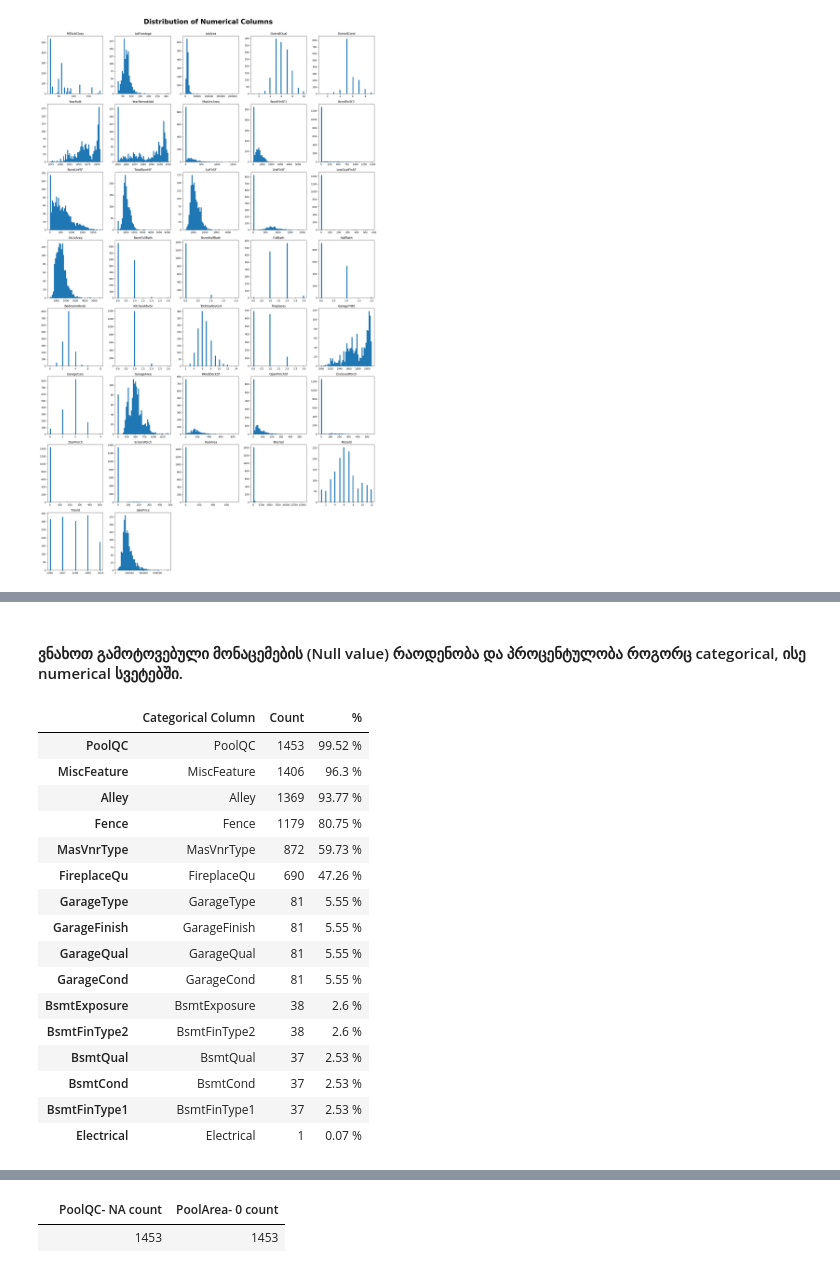
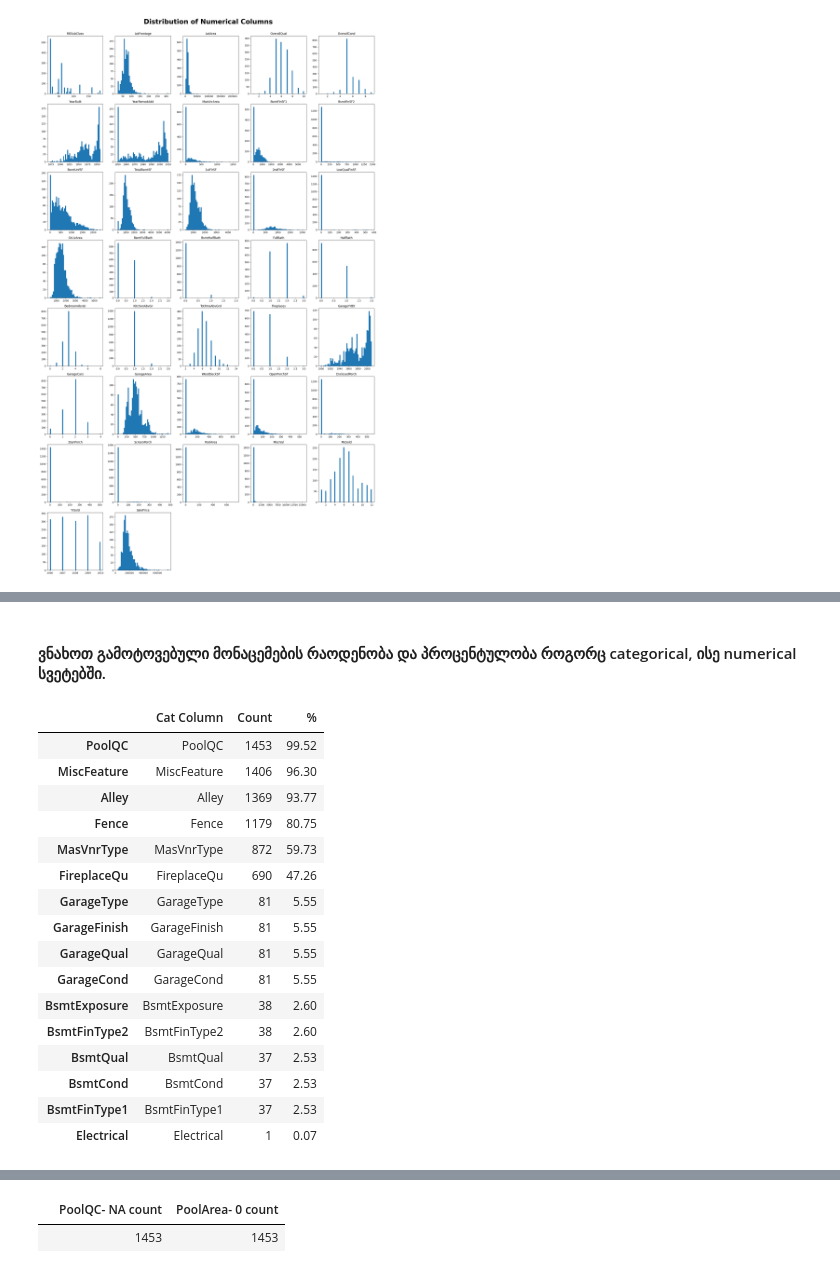
Before and after one commit to mrekh21/House_Prices, a Jupyter notebook: model-experiment.ipynb, the cells around one changed output, grey strips where cells are left out. Cells and saved outputs as stored; diff of their text form; code cells hidden in the pictures.

```diff
--- a/model-experiment.ipynb
+++ b/model-experiment.ipynb
@@ -38,2 +43,2 @@ from sklearn.base import BaseEstimator, TransformerMixin
 # %%
-df_train = pd.read_csv("/kaggle/input/house-prices-advanced-regression-techniques/train.csv")
+train = pd.read_csv("/kaggle/input/house-prices-advanced-regression-techniques/train.csv")
@@ -54,8 +59,8 @@ df_train.head(5)
 # %% [markdown]
 #### Id ეგრევე ამოვაგდოთ, რადგან არ გვჭირდება ტრენინგისთვის.
 # %%
-df_train = df_train.drop('Id', axis=1)
-df_train.head(5)
+train = train.drop('Id', axis=1)
+train.head(5)
 # %% [output]
 |  | MSSubClass | MSZoning | LotFrontage | LotArea | Street | Alley | LotShape | LandContour | Utilities | ... |
 | 0 | 60 | RL | 65.0 | 8450 | Pave | NaN | Reg | Lvl | AllPub | ... |
@@ -120,10 +125,10 @@ plt.show()
 # %% [markdown]
 #### ამოვიღოთ categorical და numerical სვეტები, ვნახოთ მათი განაწილებები.
 # %%
-cat_cols = [col for col in df_train.columns if df_train[col].dtype == "object"]
-num_cols = [col for col in df_train.columns if df_train[col].dtype != "object"]
+cat_cols = [col for col in train.columns if train[col].dtype == "object"]
+num_cols = [col for col in train.columns if train[col].dtype != "object"]
 # %%
-df_cat = df_train[cat_cols]
+df_cat = train[cat_cols]
 df_cat.head()
 # %% [output]
 |  | MSZoning | Street | Alley | LotShape | LandContour | Utilities | LotConfig | LandSlope | Neighborhood | ... |
@@ -186,36 +200,34 @@ plt.show()
 # %% [markdown]
-#### ვნახოთ გამოტოვებული მონაცემების (Null value) რაოდენობა და პროცენტულობა როგორც categorical, ისე numerical სვეტებში.
+#### ვნახოთ გამოტოვებული მონაცემების რაოდენობა და პროცენტულობა როგორც categorical, ისე numerical სვეტებში.
 # %%
 # Null value count in categorical columns
 cols_with_nulls = df_cat.columns[df_cat.isna().sum() > 0]
 
 cat_cols_null_values = pd.DataFrame(
     {
-        "Categorical Column" : cols_with_nulls,
+        "Cat Column" : cols_with_nulls,
         "Count": df_cat[cols_with_nulls].isna().sum(),
-        "%": (df_cat[cols_with_nulls].isna().sum() / len(df_cat) * 100).round(2).astype(str) + " %",
+        "%": (df_cat[cols_with_nulls].isna().sum() / len(df_cat) * 100).round(2),
     }
 ).sort_values(by="Count", ascending=False)
 
 
-cat_cols_null_values.to_csv("null_values_cat_cols.csv", index=True, header=True)
-
 cat_cols_null_values
 # %% [output]
-|  | Categorical Column | Count | % |
-| PoolQC | PoolQC | 1453 | 99.52 % |
-| MiscFeature | MiscFeature | 1406 | 96.3 % |
-| Alley | Alley | 1369 | 93.77 % |
-| Fence | Fence | 1179 | 80.75 % |
-| MasVnrType | MasVnrType | 872 | 59.73 % |
-| FireplaceQu | FireplaceQu | 690 | 47.26 % |
-| GarageType | GarageType | 81 | 5.55 % |
-| GarageFinish | GarageFinish | 81 | 5.55 % |
-| GarageQual | GarageQual | 81 | 5.55 % |
-| GarageCond | GarageCond | 81 | 5.55 % |
-| BsmtExposure | BsmtExposure | 38 | 2.6 % |
-| BsmtFinType2 | BsmtFinType2 | 38 | 2.6 % |
-| BsmtQual | BsmtQual | 37 | 2.53 % |
-| BsmtCond | BsmtCond | 37 | 2.53 % |
-| BsmtFinType1 | BsmtFinType1 | 37 | 2.53 % |
-| Electrical | Electrical | 1 | 0.07 % |
+|  | Cat Column | Count | % |
+| PoolQC | PoolQC | 1453 | 99.52 |
+| MiscFeature | MiscFeature | 1406 | 96.30 |
+| Alley | Alley | 1369 | 93.77 |
+| Fence | Fence | 1179 | 80.75 |
+| MasVnrType | MasVnrType | 872 | 59.73 |
+| FireplaceQu | FireplaceQu | 690 | 47.26 |
+| GarageType | GarageType | 81 | 5.55 |
+| GarageFinish | GarageFinish | 81 | 5.55 |
+| GarageQual | GarageQual | 81 | 5.55 |
+| GarageCond | GarageCond | 81 | 5.55 |
+| BsmtExposure | BsmtExposure | 38 | 2.60 |
+| BsmtFinType2 | BsmtFinType2 | 38 | 2.60 |
+| BsmtQual | BsmtQual | 37 | 2.53 |
+| BsmtCond | BsmtCond | 37 | 2.53 |
+| BsmtFinType1 | BsmtFinType1 | 37 | 2.53 |
+| Electrical | Electrical | 1 | 0.07 |
```
Also changed, not shown: parts of 118 cells of this notebook, 1 other file.
